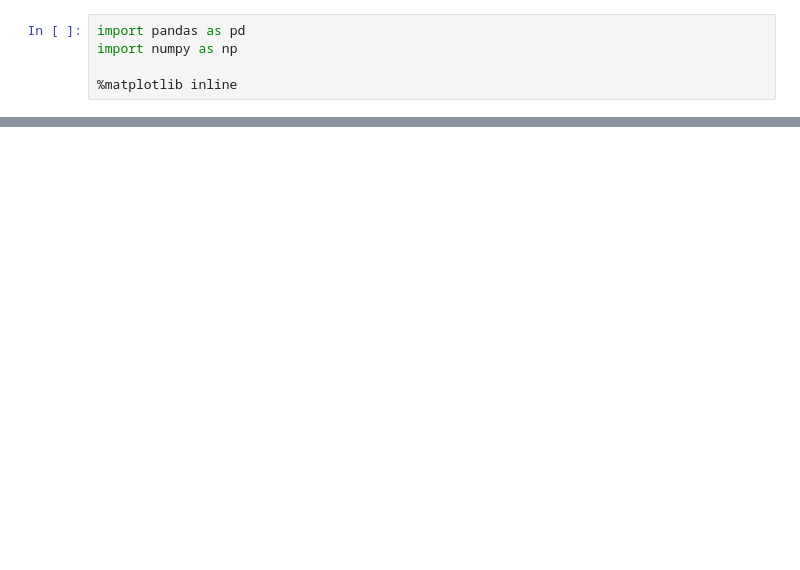
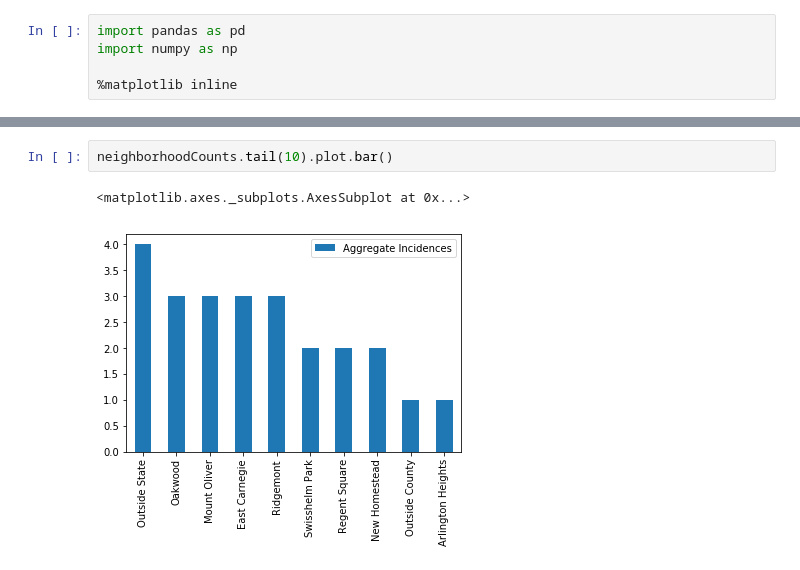
Before and after one commit to alucchitti/BigIdeasFinal, a Jupyter notebook: final-project.ipynb, the cells around one changed output, grey strips where cells are left out. Cells and saved outputs as stored; diff of their text form; blank space fills up the shorter version.

```diff
--- a/final-project.ipynb
+++ b/final-project.ipynb
@@ -9,0 +44,5 @@ FileNotFoundError: File b'police-incident-blotter.csv' does not exist
+# %%
+neighborhoodCounts.tail(10).plot.bar()
+# %% [output]
+<matplotlib.axes._subplots.AxesSubplot at 0x...>
+[figure, added]
```
Also changed, not shown: parts of 4 cells of this notebook.
